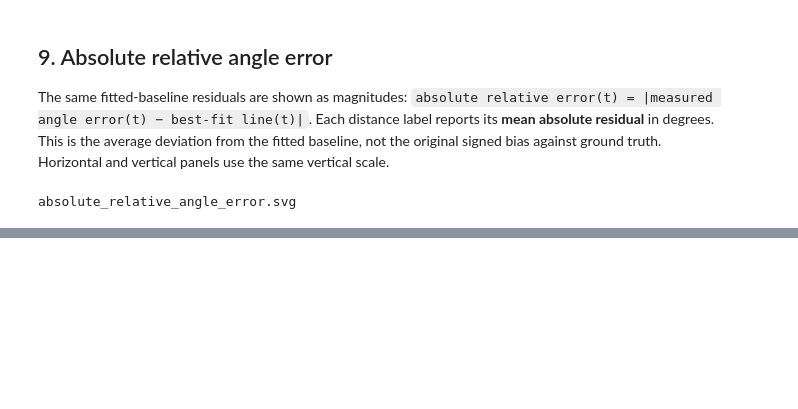
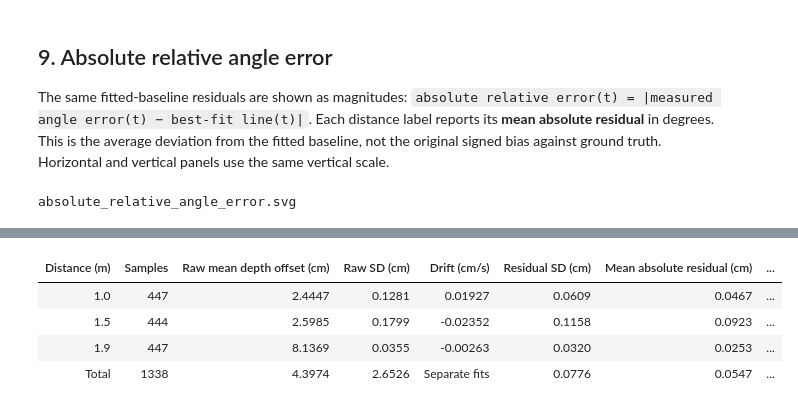
Before and after one commit to MARS-UVA/mars-jetson, a Jupyter notebook: apriltag_integration_test/apriltag_analysis.ipynb, the cells around one changed output, grey strips where cells are left out. Drawn from its saved outputs; the diff is of its cells as text; code cells hidden in the pictures; blank space fills up the shorter version.

Commit message:
include absolute relative distance error

```diff
--- a/apriltag_integration_test/apriltag_analysis.ipynb
+++ b/apriltag_integration_test/apriltag_analysis.ipynb
@@ -576,0 +577,92 @@ make the test errors smaller.
+# %%
+distance_fit_records = []
+distance_fit_summary = []
+by_clip = {}
+for row in rows:
+    if row['status']=='ok':
+        by_clip.setdefault((row['case'],row['tag_id']),[]).append(row)
+for (case,tag_id), samples in sorted(by_clip.items()):
+    samples = sorted(samples,key=lambda r:r['frame'])
+    times = np.array([r['video_time_s'] for r in samples])
+    error_cm = np.array([r['depth_error_m']*100 for r in samples])
+    fit = linear_detrend(times,error_cm)
+    residual = fit['residuals']
+    distance_fit_summary.append({'case':case,'tag_id':int(tag_id),
+        'distance_m':samples[0]['distance_m'],'samples':len(samples),
+        'mean_depth_offset_cm':float(error_cm.mean()),'raw_sd_cm':sd(error_cm),
+        'drift_cm_per_s':fit['slope_per_s'],'fit_intercept_cm':fit['intercept'],
+        'fit_time_origin_s':fit['time_origin_s'],'detrended_sd_cm':sd(residual),
+        'mean_absolute_residual_cm':float(np.abs(residual).mean()),
+        'p95_absolute_residual_cm':float(np.percentile(np.abs(residual),95))})
+    for row,raw,fitted,residual in zip(samples,error_cm,fit['fitted'],fit['residuals']):
+        distance_fit_records.append({'case':case,'tag_id':int(tag_id),
+            'distance_m':row['distance_m'],'frame':int(row['frame']),
+            'video_time_s':row['video_time_s'],'raw_depth_offset_cm':float(raw),
+            'fitted_baseline_cm':float(fitted),'relative_error_cm':float(residual),
+            'absolute_relative_error_cm':abs(float(residual))})
+
+raw = np.array([r['raw_depth_offset_cm'] for r in distance_fit_records])
+residual = np.array([r['relative_error_cm'] for r in distance_fit_records])
+distance_fit_summary.append({'case':'Total (separate fits per recording)','tag_id':'',
+    'distance_m':'Total','samples':len(raw),'mean_depth_offset_cm':float(raw.mean()),
+    'raw_sd_cm':sd(raw),'drift_cm_per_s':'','fit_intercept_cm':'','fit_time_origin_s':'',
+    'detrended_sd_cm':sd(residual),'mean_absolute_residual_cm':float(np.abs(residual).mean()),
+    'p95_absolute_residual_cm':float(np.percentile(np.abs(residual),95))})
+for filename,records in [('distance_detrending_summary.csv',distance_fit_summary),
+                         ('distance_detrending_frames.csv',distance_fit_records)]:
+    with (RUN_DIRECTORY / filename).open('w',newline='') as stream:
+        writer = csv.DictWriter(stream,fieldnames=list(records[0]))
+        writer.writeheader()
+        writer.writerows(records)
+
+by_clip = {}
+for row in distance_fit_records:
+    by_clip.setdefault((row['case'],row['tag_id']),[]).append(row)
+for mode in ['raw','relative','absolute']:
+    key = {'raw':'raw_depth_offset_cm','relative':'relative_error_cm',
+           'absolute':'absolute_relative_error_cm'}[mode]
+    data = [r[key] for r in distance_fit_records]
+    low,high = min(0.,min(data)),max(0.,max(data))
+    padding = max((high-low)*.15,.005)
+    lower = 0 if mode=='absolute' else low-padding
+    title = {'raw':'Distance offset with best-fit lines',
+             'relative':'Relative distance error: best-fit baseline = 0 cm',
+             'absolute':'Absolute relative distance error'}[mode]
+    subtitle = {'raw':'Solid lines: recorded depth offsets. Dashed lines: separate linear fits for each recording.',
+                'relative':'Recorded depth offset minus its fitted baseline; labels show residual standard deviation.',
+                'absolute':'Absolute deviation from the fitted line; labels show mean absolute residual.'}[mode]
+    ylabel = {'raw':'Signed depth offset (cm)','relative':'Deviation from fitted line (cm)',
+              'absolute':'Absolute deviation from fitted line (cm)'}[mode]
+    parts = base_svg(title,subtitle)
+    xmax = max(r['video_time_s'] for r in distance_fit_records)
+    xp,yp = axes(parts,lower,high+padding,ylabel,0,xmax,'Time in recording (seconds)')
+    if mode!='raw':
+        parts.append(f'<path d="M85 {yp(0)} H955" stroke="#0f172a" stroke-width="2"/>')
+    for i,((case,tag_id),samples) in enumerate(sorted(by_clip.items())):
+        samples = sorted(samples,key=lambda r:r['frame'])
+        color = COLORS[i%len(COLORS)]
+        distance = samples[0]['distance_m']
+        error = np.array([r['relative_error_cm'] for r in samples])
+        label = (f'average offset {np.abs(error).mean():.3f} cm' if mode=='absolute' else
+                 f'residual SD {sd(error):.3f} cm' if mode=='relative' else
+                 f'mean offset {np.mean([r["raw_depth_offset_cm"] for r in samples]):.3f} cm')
+        parts.append(f'<text x="{100+i*275}" y="78" font-size="13" fill="{color}">{distance:g} m: {label}</text>')
+        points = ' '.join(f'{xp(r["video_time_s"]):.2f},{yp(r[key]):.2f}' for r in samples)
+        parts.append(f'<polyline points="{points}" fill="none" stroke="{color}" stroke-width="1.5" stroke-linejoin="round"/>')
+        if mode=='raw':
+            first,last = samples[0],samples[-1]
+            parts.append(f'<path d="M{xp(first["video_time_s"]):.2f} {yp(first["fitted_baseline_cm"]):.2f} L{xp(last["video_time_s"]):.2f} {yp(last["fitted_baseline_cm"]):.2f}" fill="none" stroke="{color}" stroke-width="3" stroke-dasharray="8 5"/>')
+    parts.append('</g></svg>')
+    filename = {'raw':'distance_offset_best_fit.svg','relative':'relative_distance_error_zero_baseline.svg',
+                'absolute':'absolute_relative_distance_error.svg'}[mode]
+    render_svg(''.join(parts),filename)
+
+render_table(['Distance (m)','Samples','Raw mean depth offset (cm)','Raw SD (cm)',
+              'Drift (cm/s)','Residual SD (cm)','Mean absolute residual (cm)',
+              'P95 absolute residual (cm)'],
+    [[r['distance_m'],r['samples'],f'{r["mean_depth_offset_cm"]:.4f}',f'{r["raw_sd_cm"]:.4f}',
+      f'{r["drift_cm_per_s"]:.5f}' if r['drift_cm_per_s']!='' else 'Separate fits',
+      f'{r["detrended_sd_cm"]:.4f}',f'{r["mean_absolute_residual_cm"]:.4f}',
+      f'{r["p95_absolute_residual_cm"]:.4f}'] for r in distance_fit_summary])
+print('Diagnostic exports: distance_detrending_summary.csv and distance_detrending_frames.csv')
+# %% [output]
@@ -576,0 +673,5 @@ make the test errors smaller.
+| Distance (m) | Samples | Raw mean depth offset (cm) | Raw SD (cm) | Drift (cm/s) | Residual SD (cm) | Mean absolute residual (cm) | ... |
+| 1.0 | 447 | 2.4447 | 0.1281 | 0.01927 | 0.0609 | 0.0467 | ... |
+| 1.5 | 444 | 2.5985 | 0.1799 | -0.02352 | 0.1158 | 0.0923 | ... |
+| 1.9 | 447 | 8.1369 | 0.0355 | -0.00263 | 0.0320 | 0.0253 | ... |
+| Total | 1338 | 4.3974 | 2.6526 | Separate fits | 0.0776 | 0.0547 | ... |
```
Also changed, not shown: parts of 3 cells of this notebook, 2 other files.
